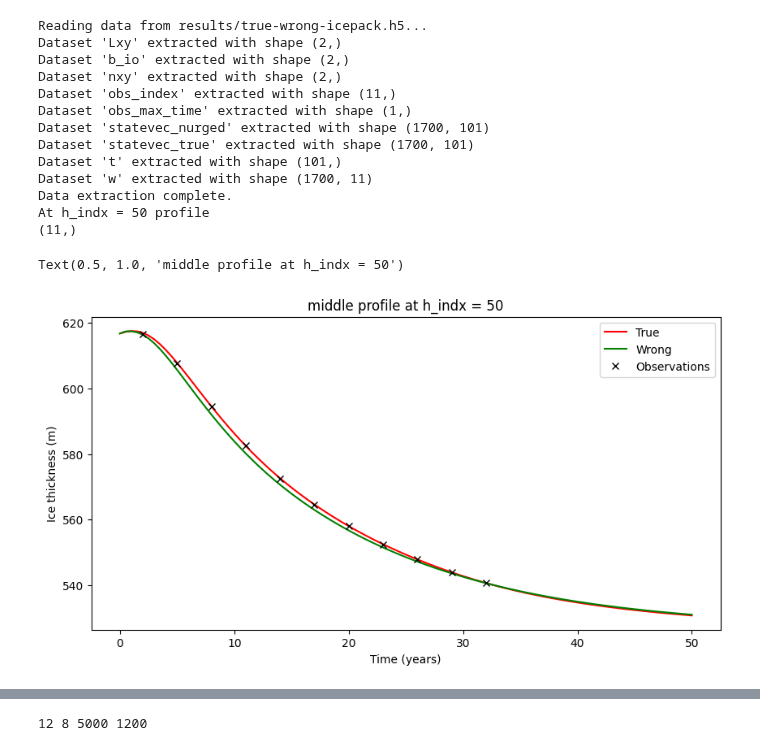
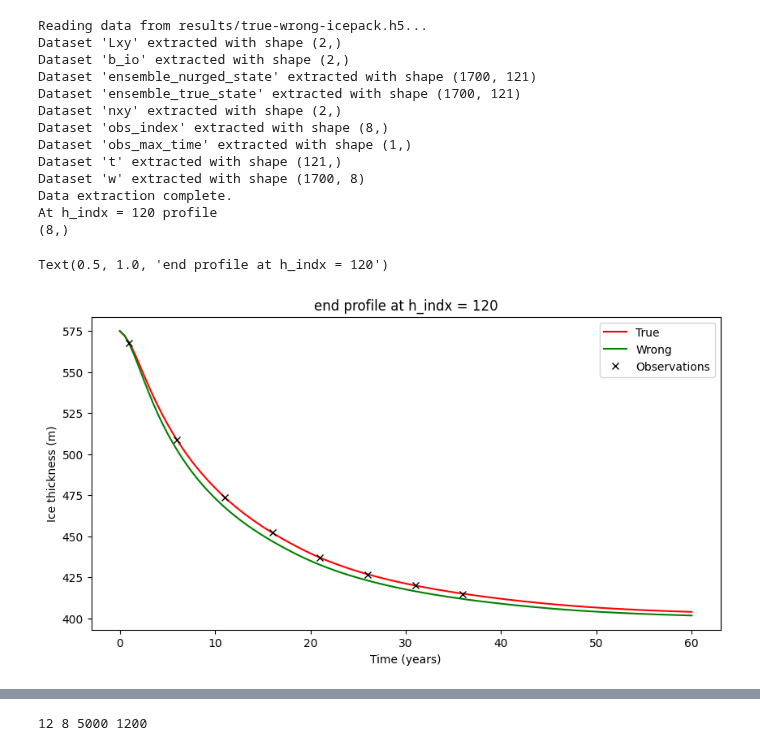
Before and after one commit to KYANJO/ICESEE, a Jupyter notebook: applications/icepack_model/synthetic_ice_stream/read_results.ipynb, the cells around one changed output, grey strips where cells are left out. Cells and saved outputs as stored; diff of their text form; code cells hidden in the pictures.

```diff
--- a/applications/icepack_model/synthetic_ice_stream/read_results.ipynb
+++ b/applications/icepack_model/synthetic_ice_stream/read_results.ipynb
@@ -33,26 +33,28 @@ from _utility_imports import *
 # else:
 #     print(f"The file '{zip_file_path}' does not exist.")
 # %%
+results_dir = "results"
 filter_type = "true-wrong"
-file_path = f"results/{filter_type}-icepack.h5"
+# file_path = f"results/{filter_type}-icepack.h5"
+file_path = f"{results_dir}/{filter_type}-icepack.h5"
 datasets_tw = extract_datasets_from_h5(file_path)
 t=datasets_tw['t']
-statevec_true = datasets_tw['statevec_true']
-statevec_nurged = datasets_tw['statevec_nurged']
+ensemble_true_state = datasets_tw['ensemble_true_state']
+ensemble_nurged_state = datasets_tw['ensemble_nurged_state']
 w = datasets_tw['w']
 ind_m = datasets_tw['obs_index']
 tm_m = datasets_tw['obs_max_time'][0]
 
-nt = statevec_true.shape[1]; num_steps = nt-1
-ndim = statevec_true.shape[0]
+nt = ensemble_true_state.shape[1]; num_steps = nt-1
+ndim = ensemble_true_state.shape[0]
 hdim = ndim//4 # [h,u,v,smb]
 
-# plot the statevec_true and statevec_nurged
-htrue = statevec_true[:hdim,:]
-hnurge = statevec_nurged[:hdim,:]
+# plot the ensemble_true_state and ensemble_nurged_state
+htrue = ensemble_true_state[:hdim,:]
+hnurge = ensemble_nurged_state[:hdim,:]
 
 # define profile flag
-profile_flag = "middle" # begining, middle, end, random
+profile_flag = "end" # begining, middle, end, random
 # h_indx = 0 # first profile
 # h_indx = htrue.shape[1]//2 # middle profile
 # h_indx = htrue.shape[1]-1 # last profile
@@ -60,41 +62,41 @@ profile_flag = "middle" # begining, middle, end, random
 if profile_flag == "begining":
     h_indx = 0 # first profile
 elif profile_flag == "middle":
     h_indx = htrue.shape[1]//2
 elif profile_flag == "end":
     h_indx = htrue.shape[1]-1
 elif profile_flag == "random":
     h_indx = np.random.randint(htrue.shape[1])
 
 print(f"At h_indx = {h_indx} profile ")
 
 h_true = htrue[h_indx,:]
 h_nurged = hnurge[h_indx,:]
 
 plt.figure(figsize=(10,5))
 plt.plot(t,h_true,'r',label='True')
 plt.plot(t,h_nurged,'g',label='Wrong')
 obs = w[h_indx,:]; print(obs.shape)
 plt.plot(t[ind_m],obs,'kx',label="Observations")
 plt.xlabel('Time (years)')
 plt.ylabel('Ice thickness (m)')
 plt.legend()
 plt.title(f"{profile_flag} profile at h_indx = {h_indx}")
 # %% [output]
 Reading data from results/true-wrong-icepack.h5...
 Dataset 'Lxy' extracted with shape (2,)
 Dataset 'b_io' extracted with shape (2,)
+Dataset 'ensemble_nurged_state' extracted with shape (1700, 121)
+Dataset 'ensemble_true_state' extracted with shape (1700, 121)
 Dataset 'nxy' extracted with shape (2,)
-Dataset 'obs_index' extracted with shape (11,)
+Dataset 'obs_index' extracted with shape (8,)
 Dataset 'obs_max_time' extracted with shape (1,)
-Dataset 'statevec_nurged' extracted with shape (1700, 101)
-Dataset 'statevec_true' extracted with shape (1700, 101)
-Dataset 't' extracted with shape (101,)
-Dataset 'w' extracted with shape (1700, 11)
+Dataset 't' extracted with shape (121,)
+Dataset 'w' extracted with shape (1700, 8)
 Data extraction complete.
-At h_indx = 50 profile
-(11,)
+At h_indx = 120 profile
+(8,)
-Text(0.5, 1.0, 'middle profile at h_indx = 50')
+Text(0.5, 1.0, 'end profile at h_indx = 120')
-[figure, old version]
+[figure, new version]
 # %%
 # extract smb
```
Also changed, not shown: parts of 11 cells of this notebook, 6 other files.
